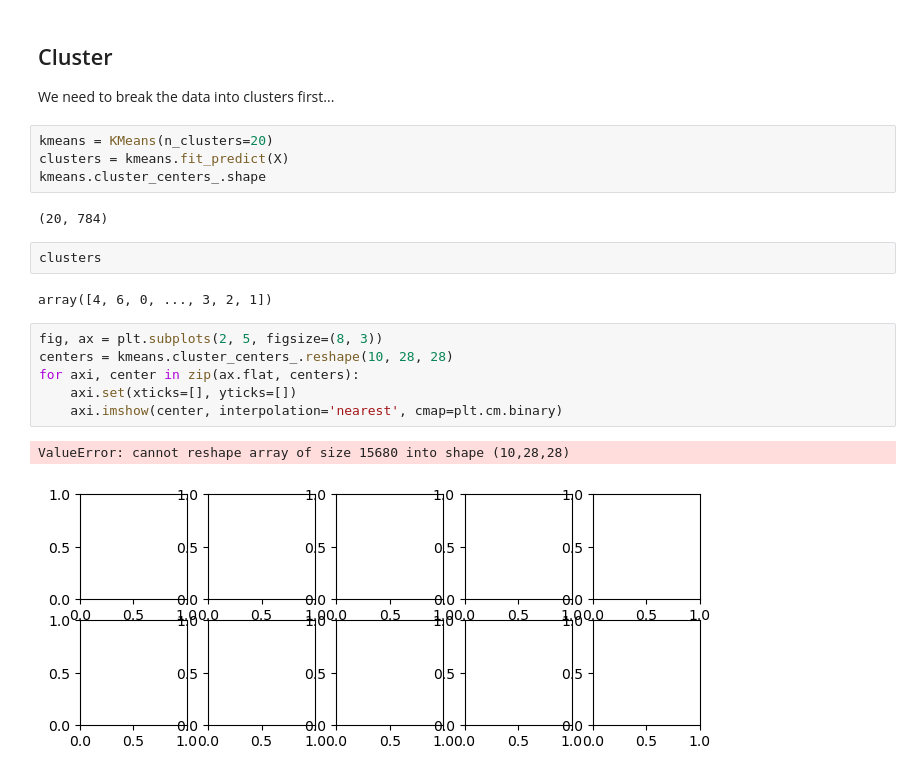
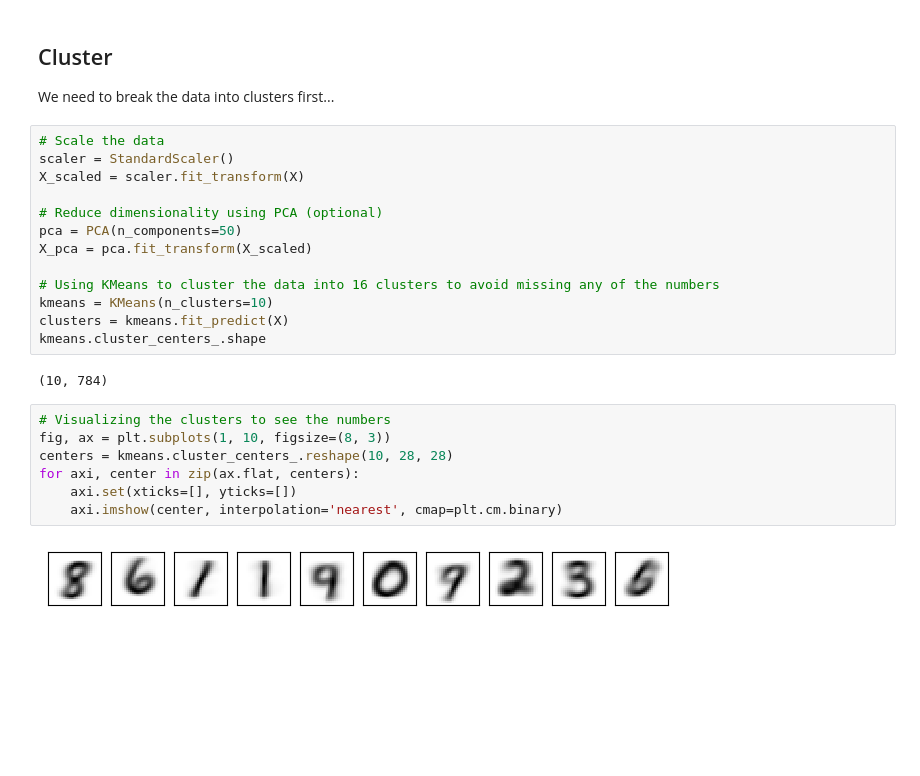
Before and after one commit to michaeljharris/ItML_Asn_3_Students, a Jupyter notebook: cluster_asn.ipynb, the cells around one changed output. Cells and saved outputs as stored; diff of their text form; blank space fills up the shorter version.

```diff
--- a/cluster_asn.ipynb
+++ b/cluster_asn.ipynb
@@ -68,22 +71,27 @@ print(X.shape)
 ## Cluster
 
 We need to break the data into clusters first...
-# %%
-kmeans = KMeans(n_clusters=20)
-clusters = kmeans.fit_predict(X)
-kmeans.cluster_centers_.shape
-# %% [output]
-(20, 784)
-# %%
-clusters
-# %% [output]
-array([4, 6, 0, ..., 3, 2, 1])
+# %%
+# Scale the data
+scaler = StandardScaler()
+X_scaled = scaler.fit_transform(X)
+
+# Reduce dimensionality using PCA (optional)
+pca = PCA(n_components=50)
+X_pca = pca.fit_transform(X_scaled)
+
+# Using KMeans to cluster the data into 16 clusters to avoid missing any of the numbers
+kmeans = KMeans(n_clusters=10)
+clusters = kmeans.fit_predict(X)
+kmeans.cluster_centers_.shape
+# %% [output]
+(10, 784)
 # %%
-fig, ax = plt.subplots(2, 5, figsize=(8, 3))
+# Visualizing the clusters to see the numbers
+fig, ax = plt.subplots(1, 10, figsize=(8, 3))
 centers = kmeans.cluster_centers_.reshape(10, 28, 28)
 for axi, center in zip(ax.flat, centers):
     axi.set(xticks=[], yticks=[])
     axi.imshow(center, interpolation='nearest', cmap=plt.cm.binary)
 # %% [output]
-ValueError: cannot reshape array of size 15680 into shape (10,28,28)
-[figure, old version]
+[figure, new version]
```
Also changed, not shown: parts of 8 cells of this notebook.
